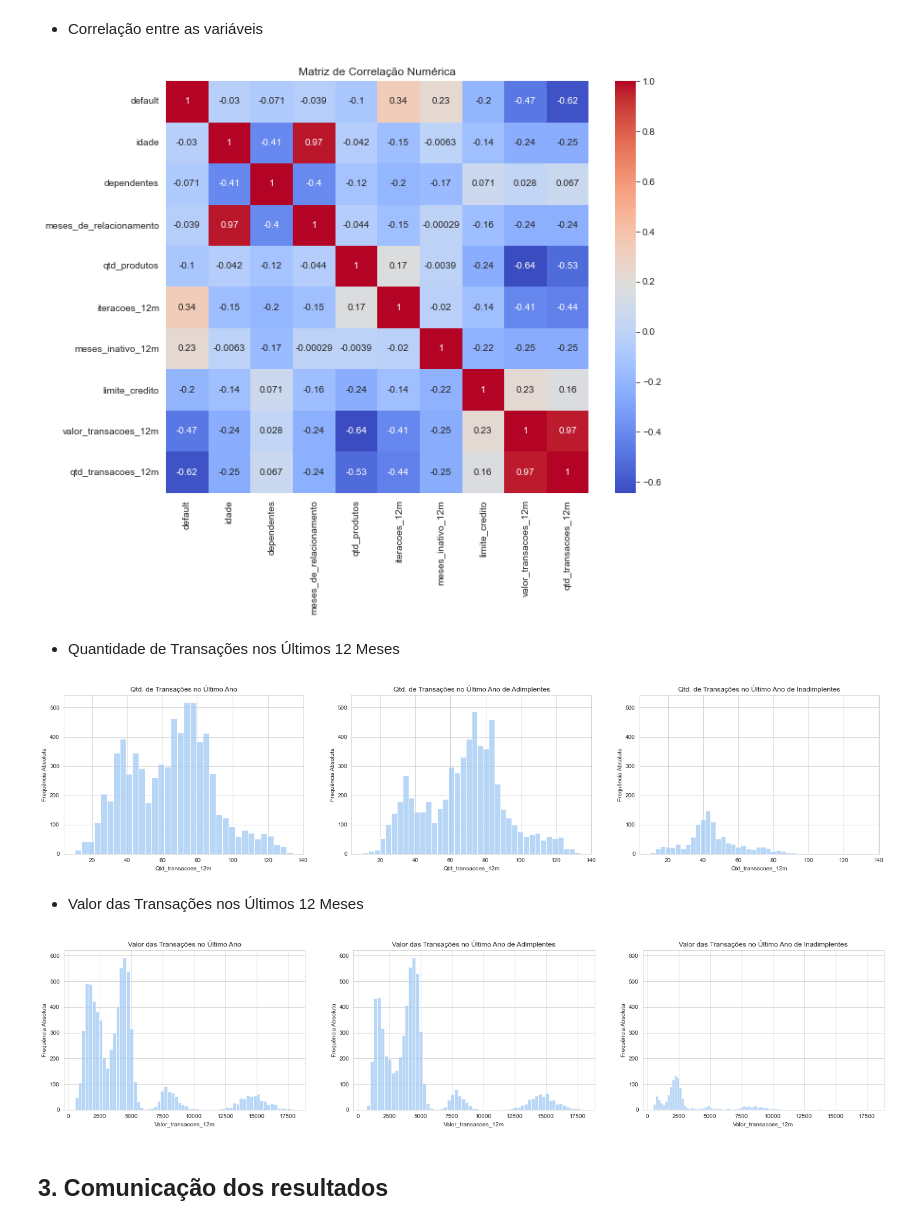
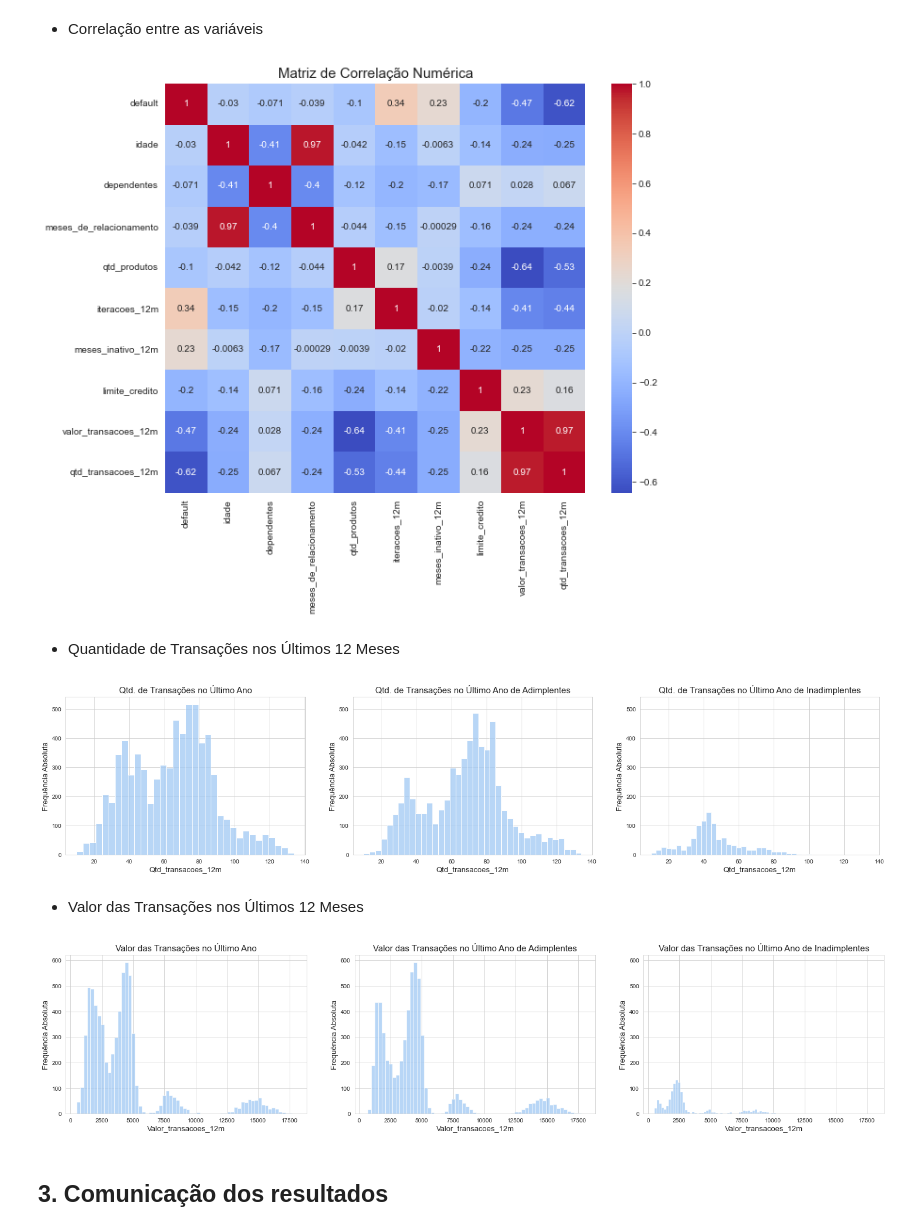
Before and after one commit to fsemeneze/Analise-de-clientes-inadimplentes, a Jupyter notebook: Script/analise_de_clientes.ipynb, the cells around one changed output. Drawn from its saved outputs; the diff is of its cells as text; code cells hidden in the pictures.

```diff
--- a/Script/analise_de_clientes.ipynb
+++ b/Script/analise_de_clientes.ipynb
@@ -504,11 +516,11 @@ df_clientes.drop(['id'], axis=1).corr().round(4)
 # %%
 correlation_matrix = correlacao_numerica.corr()
 plt.figure(figsize=(10, 8))
 sns.heatmap(correlation_matrix, annot=True, cmap='coolwarm')
-plt.title("Matriz de Correlação Numérica")
+plt.title("Matriz de Correlação Numérica", fontsize = 15)
 plt.show()
 # %% [output]
-[figure, old version]
+[figure, new version]
 # %% [markdown]
 * Quantidade de Transações nos Últimos 12 Meses
 # %%
@@ -523,6 +535,9 @@ for dataframe in [df_clientes, df_clientes_adimplente, df_clientes_inadimplente]
 
   f = sns.histplot(x=coluna, data=dataframe, stat='count', ax=eixos[eixo])
   f.set(title=titulos[eixo], xlabel=coluna.capitalize(), ylabel='Frequência Absoluta')
+  f.xaxis.label.set_fontsize(13)
+  f.title.set_fontsize(15)
+  f.yaxis.label.set_fontsize(13)
 
   _, max_y_f = f.get_ylim()
   max_y = max_y_f if max_y_f > max_y else max_y
@@ -532,7 +547,7 @@ for dataframe in [df_clientes, df_clientes_adimplente, df_clientes_inadimplente]
 
 figura.show()
 # %% [output]
-[figure, old version]
+[figure, new version]
 # %% [markdown]
 * Valor das Transações nos Últimos 12 Meses
 # %%
@@ -547,6 +562,9 @@ for dataframe in [df_clientes, df_clientes_adimplente, df_clientes_inadimplente]
 
   f = sns.histplot(x=coluna, data=dataframe, stat='count', ax=eixos[eixo])
   f.set(title=titulos[eixo], xlabel=coluna.capitalize(), ylabel='Frequência Absoluta')
+  f.xaxis.label.set_fontsize(13)
+  f.title.set_fontsize(15)
+  f.yaxis.label.set_fontsize(13)
 
   _, max_y_f = f.get_ylim()
   max_y = max_y_f if max_y_f > max_y else max_y
@@ -556,7 +574,7 @@ for dataframe in [df_clientes, df_clientes_adimplente, df_clientes_inadimplente]
 
 figura.show()
 # %% [output]
-[figure, old version]
+[figure, new version]
 # %% [markdown]
 ## 3. Comunicação dos resultados
 # %% [markdown]
```
Also changed, not shown: parts of 3 cells of this notebook.
